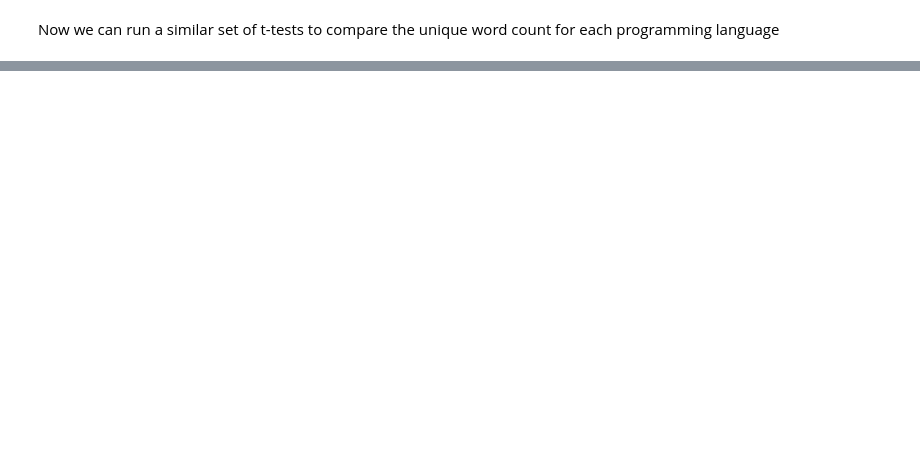
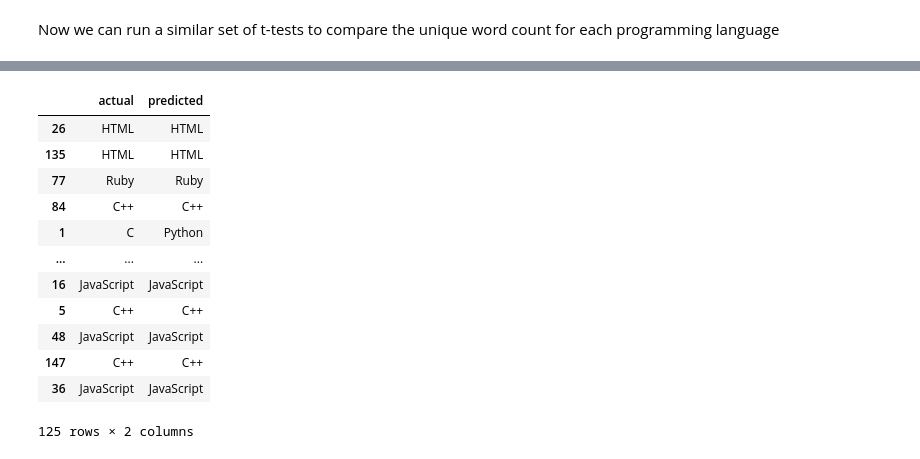
Before and after one commit to NLP-404-Not-Found/nlp-project, a Jupyter notebook: adams_sketchbook.ipynb, the cells around one changed output, grey strips where cells are left out. Cells and saved outputs as stored; diff of their text form; code cells hidden in the pictures; blank space fills up the shorter version.

```diff
--- a/adams_sketchbook.ipynb
+++ b/adams_sketchbook.ipynb
@@ -479,0 +503,3 @@ The mean number of unique words for JavaScript is larger than Jupyter Notebook
+# %%
+X_train = tfidf.fit_transform(train.clean)
+y_train = train.language
@@ -479,0 +515,22 @@ The mean number of unique words for JavaScript is larger than Jupyter Notebook
+# %%
+lm = LogisticRegression().fit(X_train, y_train)
+# %%
+train = pd.DataFrame(dict(actual=y_train))
+# %%
+train['predicted'] = lm.predict(X_train)
+# %%
+train
+# %% [output]
+|  | actual | predicted |
+| 26 | HTML | HTML |
+| 135 | HTML | HTML |
+| 77 | Ruby | Ruby |
+| 84 | C++ | C++ |
+| 1 | C | Python |
+| ... | ... | ... |
+| 16 | JavaScript | JavaScript |
+| 5 | C++ | C++ |
+| 48 | JavaScript | JavaScript |
+| 147 | C++ | C++ |
+| 36 | JavaScript | JavaScript |
+125 rows × 2 columns
```
Also changed, not shown: parts of 29 cells of this notebook.
